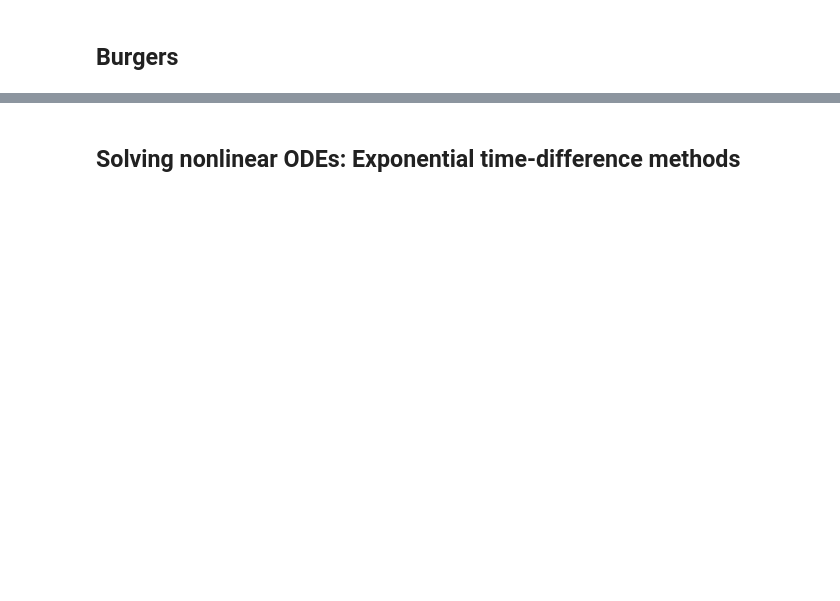
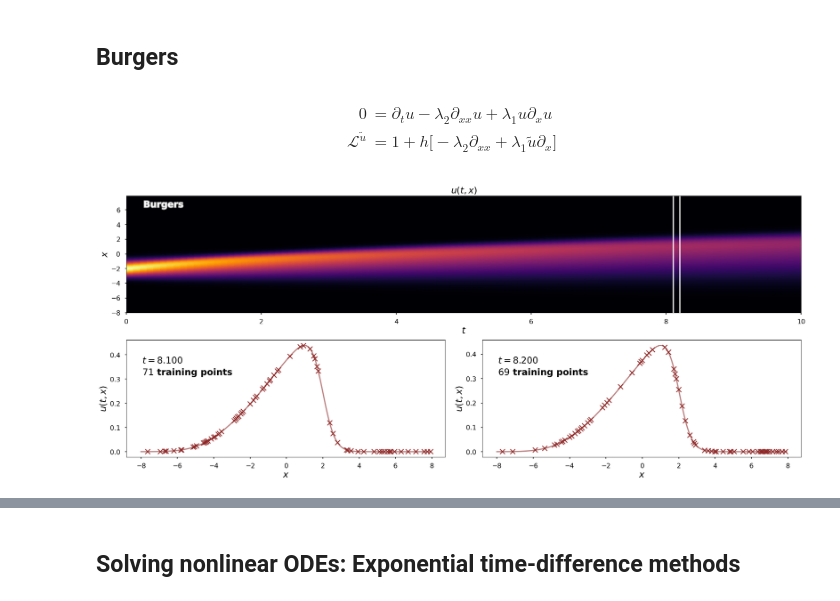
Before and after one commit to johnjmolina/MLKyoto, a Jupyter notebook: _notebooks/2020-08-27-Gaussian-Processes-Applications-Hidden-Physics-Models.ipynb, the cells around one changed output, grey strips where cells are left out. Drawn from its saved outputs; the diff is of its cells as text; code cells hidden in the pictures; blank space fills up the shorter version.

```diff
--- a/_notebooks/2020-08-27-Gaussian-Processes-Applications-Hidden-Physics-Models.ipynb
+++ b/_notebooks/2020-08-27-Gaussian-Processes-Applications-Hidden-Physics-Models.ipynb
@@ -152,2 +372,48 @@ plot_solution('burgers')
+# %%
+def randomSelection1D(n, ks):
+    return [np.sort(random.choice(n, size=k, replace=False)) for k in ks]
+def sampleSolution1D(sol, t0, i0):
+    return sol['x'][i0], sol['u'][t0][i0]
+def sampleSolutionPairs1D(sol, ts, shape, nsamples):
+    samples = randomSelection1D(shape[0], nsamples)
+    x0,u0 = sampleSolution1D(sol, ts[0], samples[0])
+    x1,u1 = sampleSolution1D(sol, ts[1], samples[1])
+    return [x0,x1,u0,u1]
+
+def trajectoryParams(func, dfunc, solution, sampler, nsamples, init, seed):
+    random.seed(seed)
+    nt,shape = len(solution['t']), solution['x'].shape
+    params   = [init]
+    success  = []
+    for t0 in tqdm(range(nt-1)):
+        args    = sampler(solution, [t0, t0+1], shape, nsamples)
+        opt     = minimizer(func, dfunc, params[-1], *args)
+        params.append(opt['x'])
+        success.append(opt['success'])
+    return np.array(params)[1:],np.array(success, dtype=onp.int)
 # %% [markdown]
 ## Burgers
+# %% [markdown]
+\begin{align*}
+     0 &= \partial_t u - \lambda_2 \partial_{xx} u + \lambda_1 u \partial_x u\\
+    \mathcal{L}^{\tilde{u}} &= 1 + h\big[ - \lambda_2 \partial_{xx} + \lambda_1 \tilde{u} \partial_x \big]
+\end{align*}
+# %%
+def L_Burgers(K, arg, h):
+    if arg == 0:
+        return lambda x0,x1,θ,u0,u1,λ : K(x0,x1,θ,u0,u1,λ) + h*(-λ[1]*(D2(K,0)(x0,x1,θ,u0,u1,λ)) + λ[0]*u0*(D(K,0)(x0,x1,θ,u0,u1,λ)))
+    else:
+        return lambda x0,x1,θ,u0,u1,λ : K(x0,x1,θ,u0,u1,λ) + h*(-λ[1]*(D2(K,1)(x0,x1,θ,u0,u1,λ)) + λ[0]*u1*(D(K,1)(x0,x1,θ,u0,u1,λ)))
+equations['burgers']['L'] = L_Burgers
+# %%
+solution  = loadData(dataset_file, 'burgers')
+params    = equations['burgers']
+updateParams(params, solution)
+
+random.seed(1256)
+args      = sampleSolutionPairs1D(solution, params['ts'], solution['x'].shape, params['num'])
+fig, axes = plotSolution(solution, params['ts'], params['label'])
+fig, axes = addTrainingPoints(fig, axes[1:], *args)
+plt.show()
+# %% [output]
+[figure, added]
```
Also changed, not shown: parts of 81 cells of this notebook, 13 other files.
